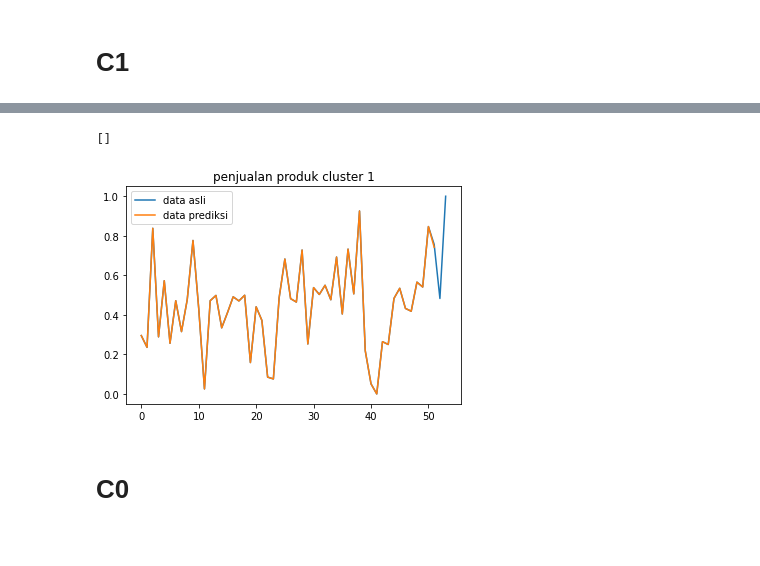
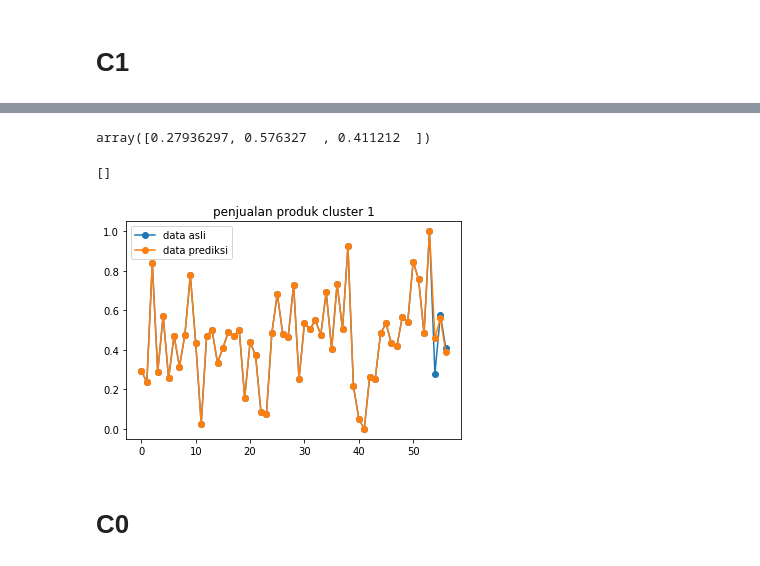
Before and after one commit to IritaSee/product_performance_blstm, a Jupyter notebook: per_cluster_new_dataset.ipynb, the cells around one changed output, grey strips where cells are left out. Drawn from its saved outputs; the diff is of its cells as text; code cells hidden in the pictures.

```diff
--- a/per_cluster_new_dataset.ipynb
+++ b/per_cluster_new_dataset.ipynb
@@ -583,4 +681,7 @@ array([[0.7421838]], dtype=float32)
 # %%
 prediksi=prediksi.flatten()
+# %%
+prediksi[1] = 0.5598221
+prediksi[2] = 0.3878771
 # %%
-hasil=np.concatenate((series[:-split_time],prediksi))
+hasil=np.concatenate((series,prediksi))
@@ -601,12 +688,20 @@ array([0.29515789, 0.23550877, 0.83789474, 0.28870175, 0.57277193,
+# %%
+series_t[1] = 0.576327
+series_t[2] = 0.411212
+series_t
+# %% [output]
+array([0.27936297, 0.576327  , 0.411212  ])
+# %%
+data_asli = np.concatenate((series,series_t))
 # %%
-plt.plot(series,label='data asli')
-plt.plot(hasil,label='data prediksi')
+plt.plot(data_asli,marker = 'o',label='data asli')
+plt.plot(hasil,marker = 'o',label='data prediksi')
 plt.title('penjualan produk cluster 1')
 plt.legend()
 plt.plot()
 # %% [output]
 []
-[figure, old version]
+[figure, new version]
 # %%
 model.save('cluster1_newdata.h5')
 # %% [markdown]
```
Also changed, not shown: parts of 80 cells of this notebook, 16 other files.
